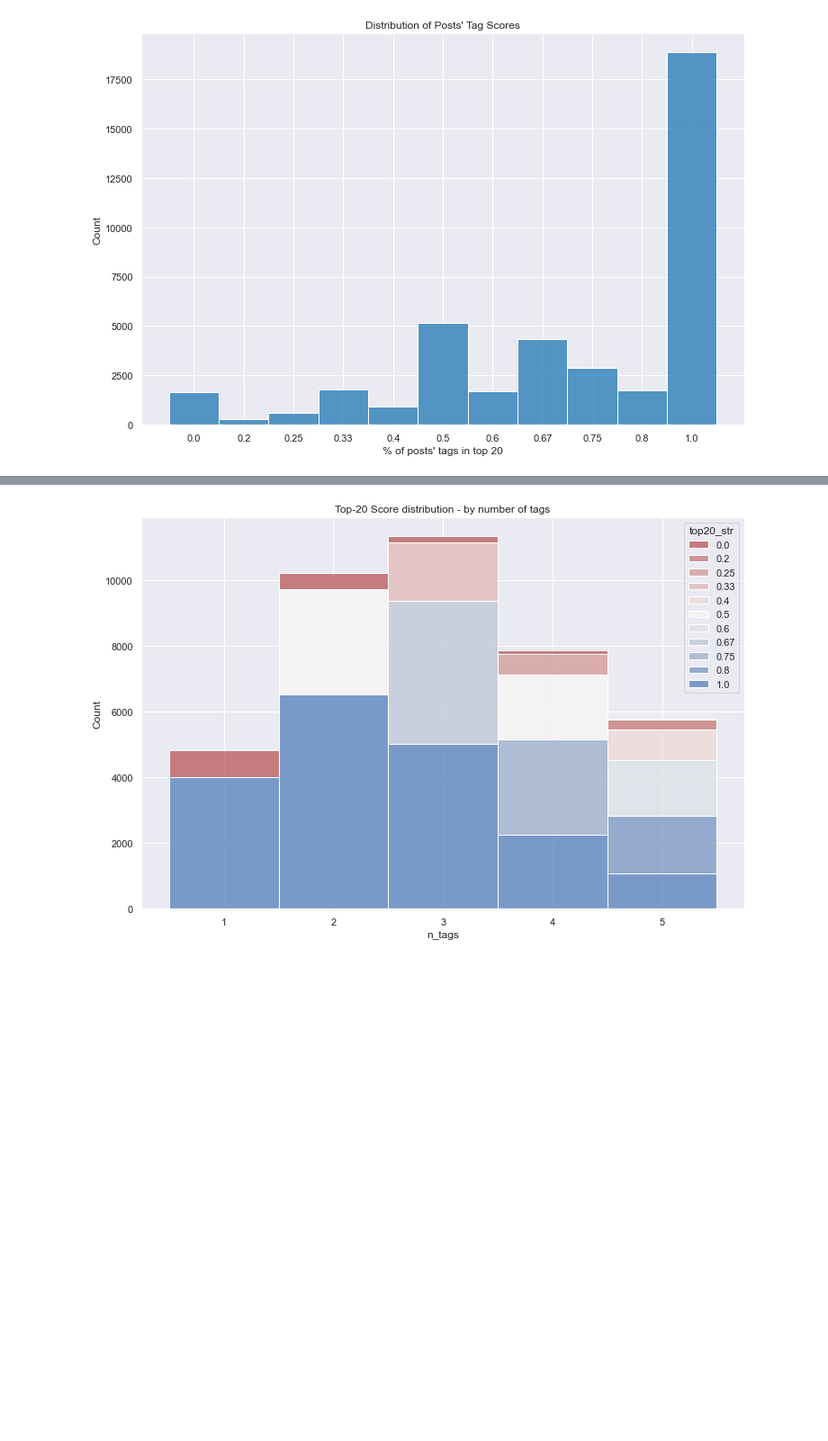
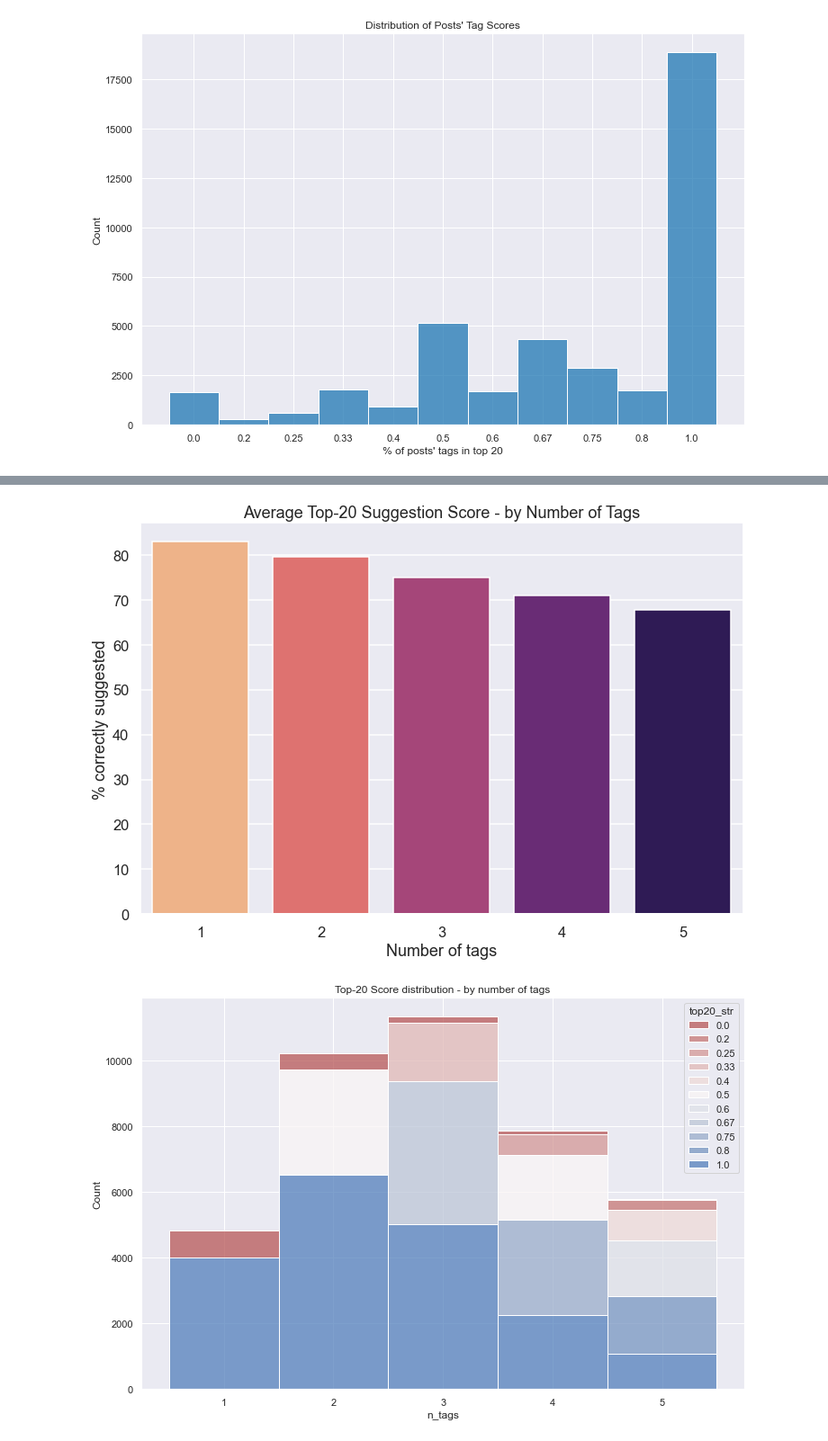
Before and after one commit to willcd/module5-project, a Jupyter notebook: phase5-project.ipynb, the cells around one changed output, grey strips where cells are left out. Shown at 90% size. Drawn from its saved outputs; the diff is of its cells as text; code cells hidden in the pictures; blank space fills up the shorter version.

```diff
--- a/phase5-project.ipynb
+++ b/phase5-project.ipynb
@@ -619,4 +643,4 @@ q_test = qa_all[-40000:].copy()
 q_test['n_tags'] = q_test['tags'].apply(len)
 q_test['top20_score'] = all_post_scores
 # %%
-q_test[['tags','n_tags','top20_score']].groupby('n_tags').mean()
+q_test_df = q_test[['tags','n_tags','top20_score']].groupby('n_tags').mean().reset_index()
@@ -631,3 +656,17 @@ q_test[['tags','n_tags','top20_score']].groupby('n_tags').mean()
+# %%
+fig, ax = plt.subplots(figsize=(12,8))
+sns.set_context('talk')
+sns.barplot(data=q_test_df, x='n_tags', y='top20_score', palette='magma_r')
+
+ax.set_xlabel('Number of tags')
+ax.set_ylabel('% correctly suggested')
+ax.set_yticks([0,.1,.2,.3,.4,.5,.6,.7,.8])
+ax.set_yticklabels([0,10,20,30,40,50,60,70,80])
+ax.set_title('Average Top-20 Suggestion Score - by Number of Tags');
+
+plt.savefig('./images/top20_scores.png')
+# %% [output]
+[figure, added]
 # %%
 # Visualization of results - broken out by n_tags
 q_test['top20_str'] = q_test['top20_score'].map(lambda x: round(x, 2)).map(str)
```
Also changed, not shown: parts of 8 cells of this notebook, 2 other files.
